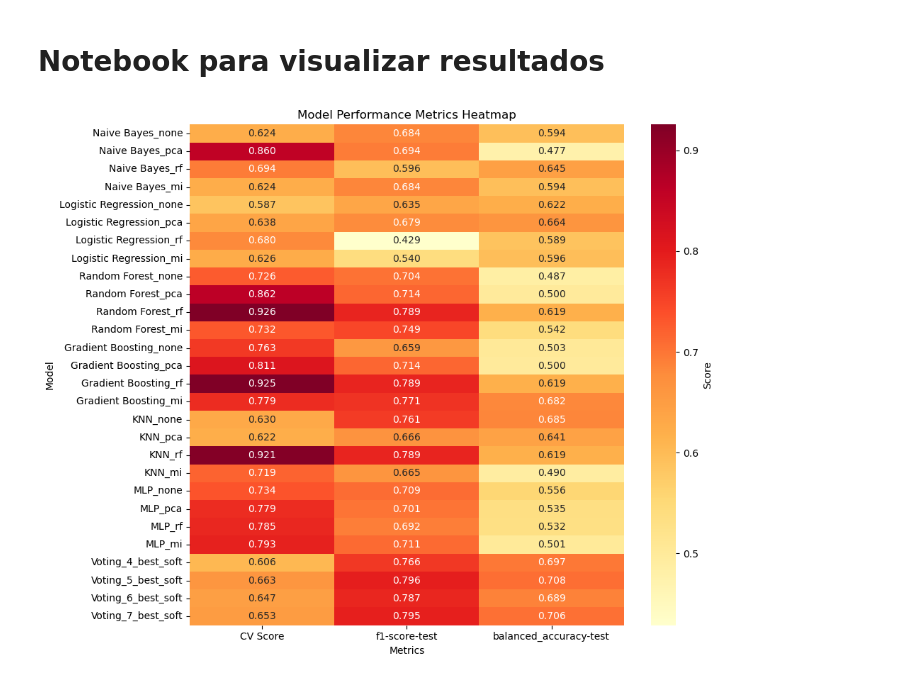
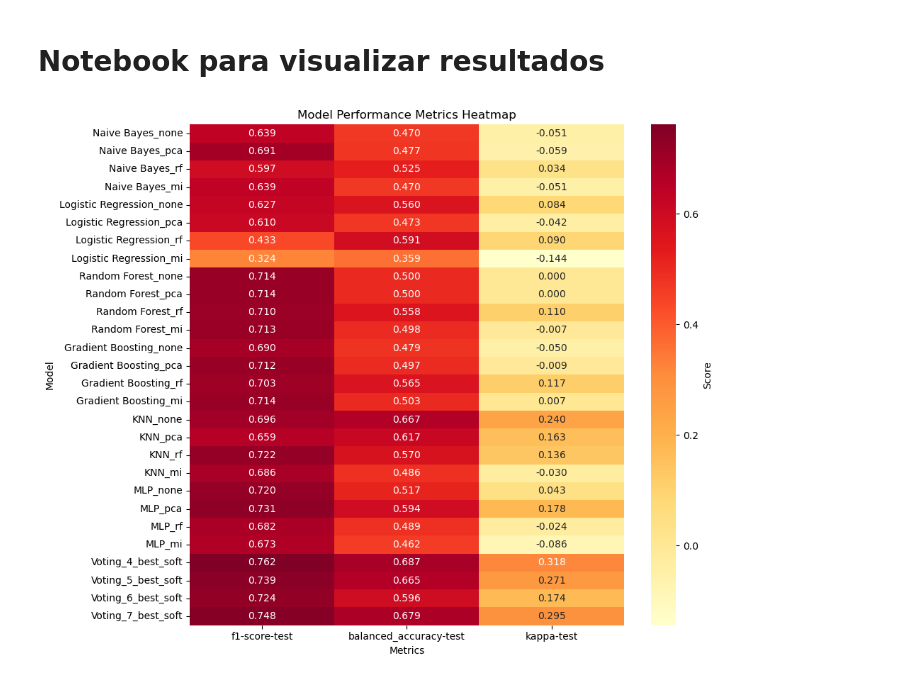
Before and after one commit to patriciajaques/MultiClass-Detection-Suite, a Jupyter notebook: src/notebooks/results_visualization.ipynb, the cells around one changed output. Saved outputs shown, nothing was run; the diff lists cells and outputs as text; code cells hidden in the pictures.

```diff
--- a/src/notebooks/results_visualization.ipynb
+++ b/src/notebooks/results_visualization.ipynb
@@ -118,15 +118,16 @@ def plot_grouped_metrics(file_path, value_vars=['CV Score', 'balanced_accuracy-t
 # %%
 import os
 path = "/Users/patricia/Documents/code/python-code/behavior-detection/output"
 # path = "/Users/patricia/Downloads"
 os.chdir(path)
 
 results_file_path = 'consolidated_metrics.csv'
 plot_model_metrics_heatmap(results_file_path,
-                         metrics=['CV Score', 'f1-score-test', 'balanced_accuracy-test'],
+                           metrics=['f1-score-test',
+                                    'balanced_accuracy-test', 'kappa-test' ],
                          figsize=(10, 8))
 # %% [output]
-[figure, old version]
+[figure, new version]
 # %%
 plot_grouped_metrics(results_file_path,
                      value_vars=['balanced_accuracy-test', 'f1-score-test'],
```
Also changed, not shown: parts of 1 cell of this notebook, 10 other files.
